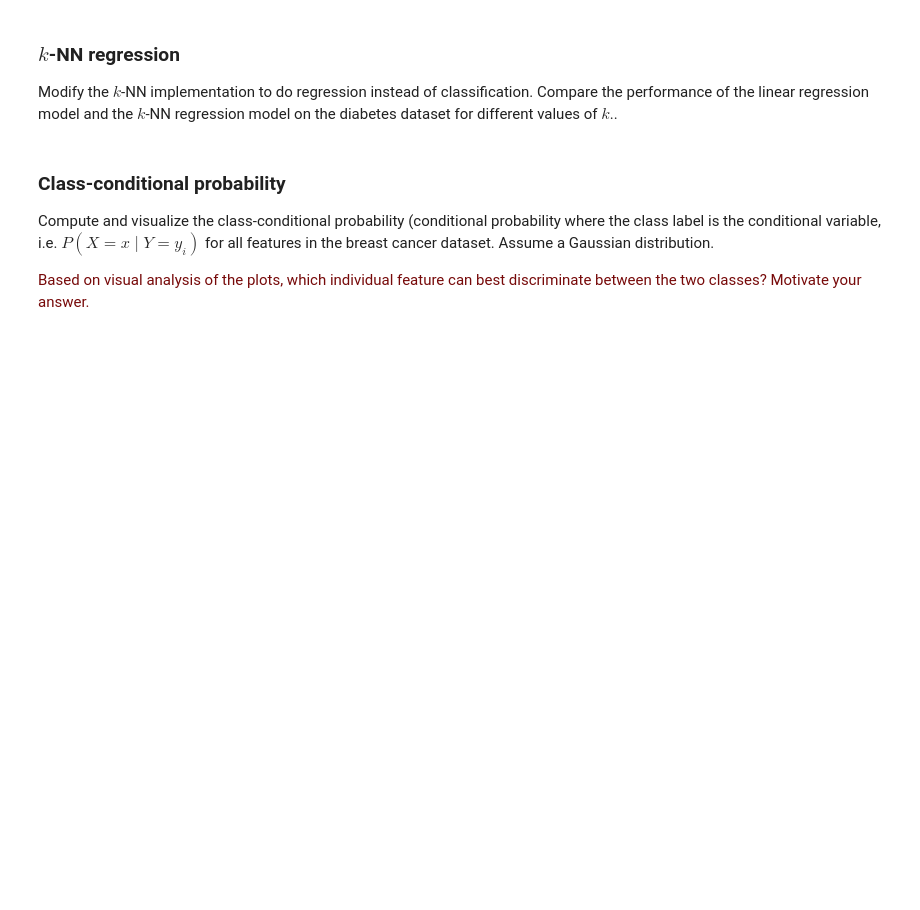
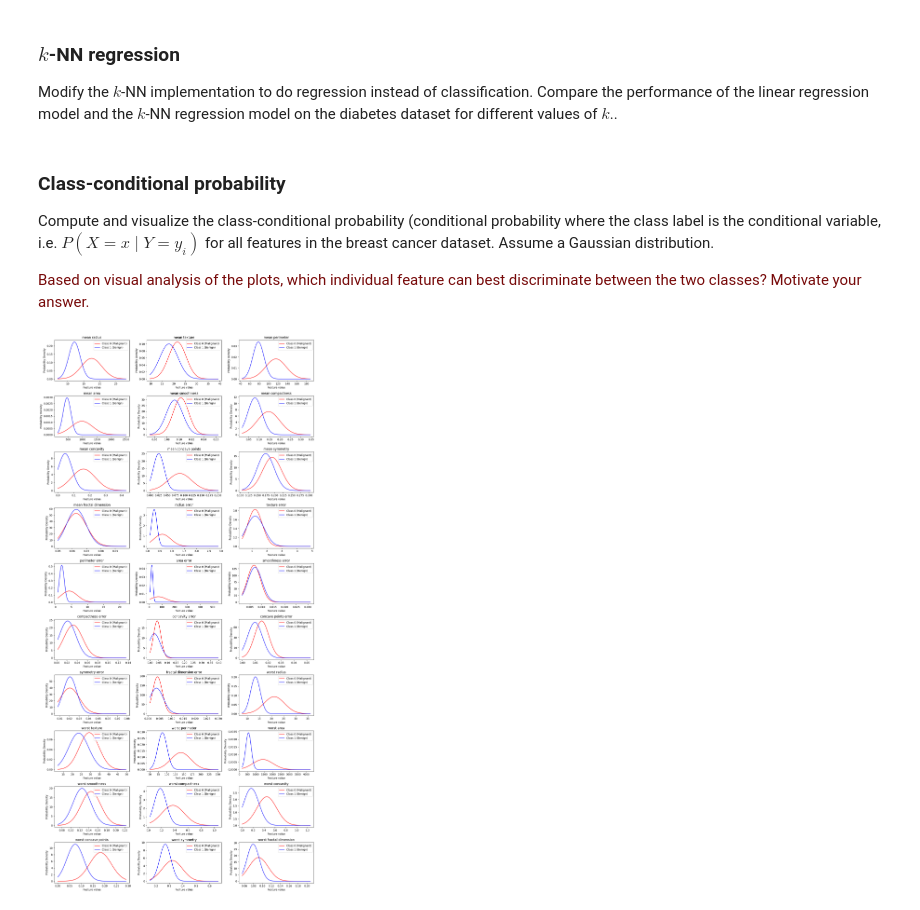
Before and after one commit to MartvStraten/8dm50-machine-learning, a Jupyter notebook: practicals/week_1.ipynb, the cells around one changed output. Saved outputs shown, nothing was run; the diff lists cells and outputs as text; code cells hidden in the pictures; blank space fills up the shorter version.

```diff
--- a/practicals/week_1.ipynb
+++ b/practicals/week_1.ipynb
@@ -210,3 +208,7 @@ Modify the $k$-NN implementation to do regression instead of classification. Com
 Compute and visualize the class-conditional probability (conditional probability where the class label is the conditional variable, i.e. $P(X = x \mid Y = y_i)$ for all features in the breast cancer dataset. Assume a Gaussian distribution.
 
 <p><font color='#770a0a'>Based on visual analysis of the plots, which individual feature can best discriminate between the two classes? Motivate your answer.</font></p>
+# %%
+conditional_probability(breast_cancer)
+# %% [output]
+[figure, added]
```
Also changed, not shown: parts of 3 cells of this notebook, 1 other file.
